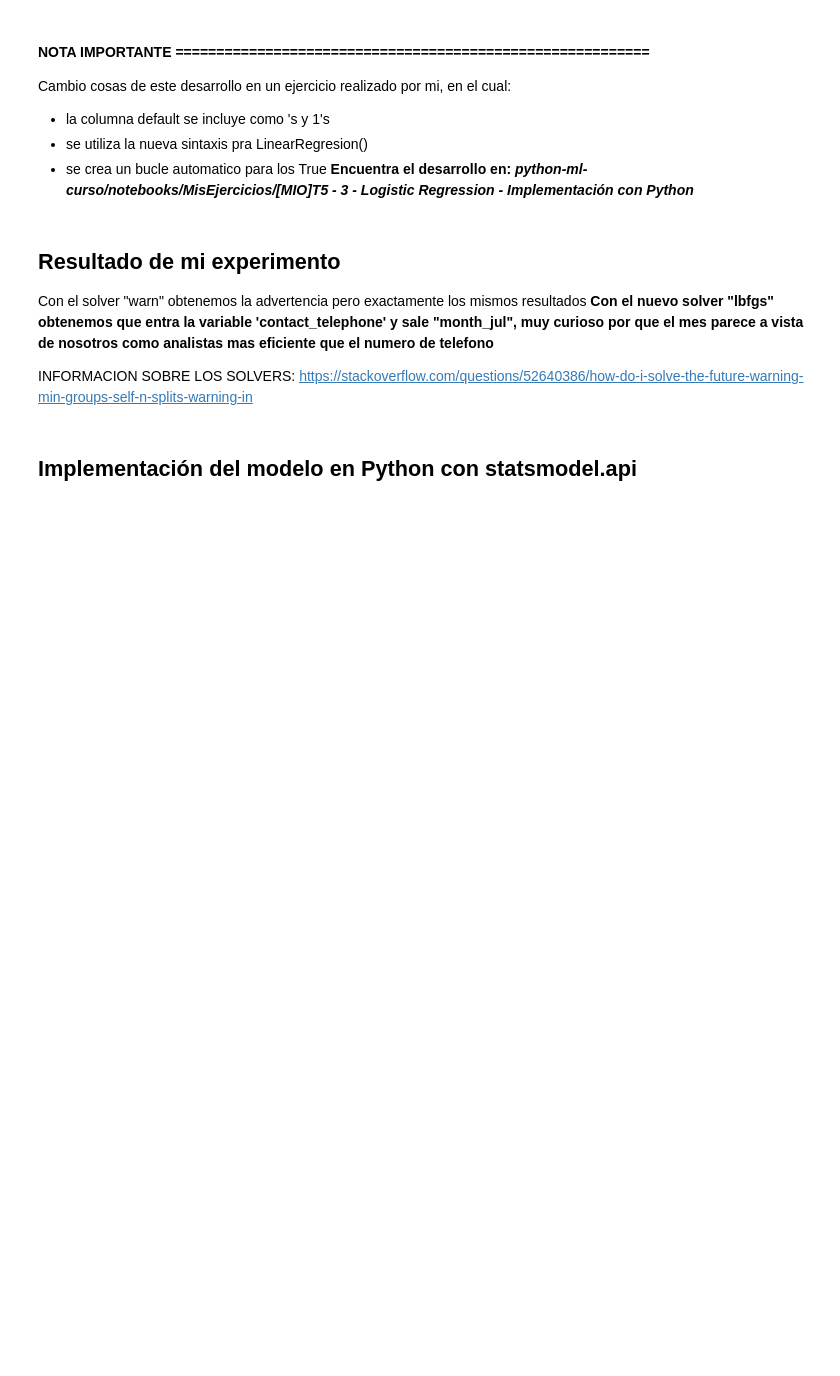
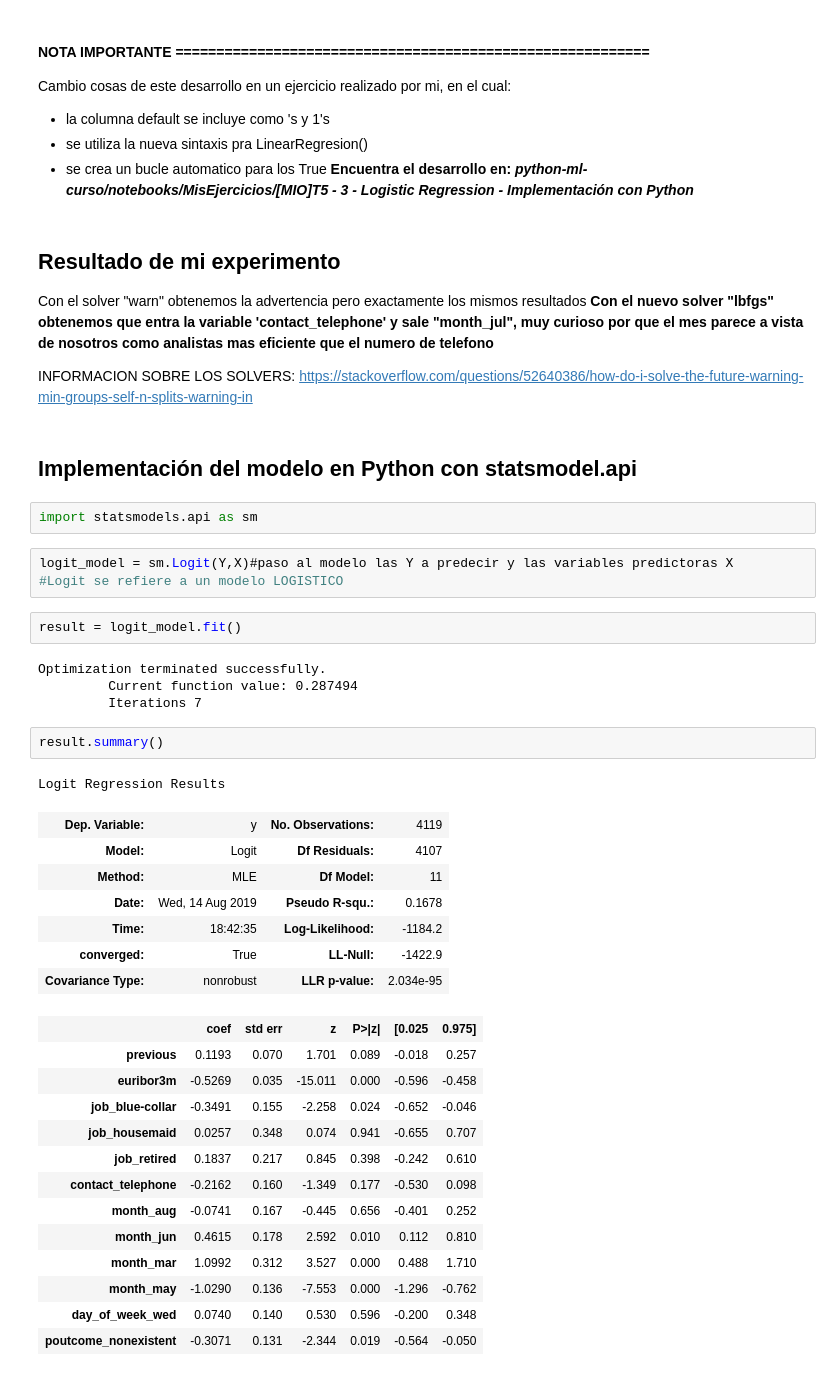
Before and after one commit to Karenahv/python-ml-curso, a Jupyter notebook: notebooks/MisEjercicios/[MIO]T5 - 3 - Logistic Regression - Implementación con Python.ipynb, the cells around one changed output. Drawn from its saved outputs; the diff is of its cells as text; blank space fills up the shorter version.

```diff
--- a/notebooks/MisEjercicios/[MIO]T5 - 3 - Logistic Regression - Implementación con Python.ipynb
+++ b/notebooks/MisEjercicios/[MIO]T5 - 3 - Logistic Regression - Implementación con Python.ipynb
@@ -436,3 +436,38 @@ Con el solver "warn" obtenemos la advertencia pero exactamente los mismos result
 INFORMACION SOBRE LOS SOLVERS: https://stackoverflow.com/questions/52640386/how-do-i-solve-the-future-warning-min-groups-self-n-splits-warning-in
 # %% [markdown]
 ## Implementación del modelo en Python con statsmodel.api
+# %%
+import statsmodels.api as sm
+# %%
+logit_model = sm.Logit(Y,X)#paso al modelo las Y a predecir y las variables predictoras X
+#Logit se refiere a un modelo LOGISTICO
+# %%
+result = logit_model.fit()
+# %% [output]
+Optimization terminated successfully.
+         Current function value: 0.287494
+         Iterations 7
+# %%
+result.summary()
+# %% [output]
+Logit Regression Results
+| Dep. Variable: | y | No. Observations: | 4119 |
+| Model: | Logit | Df Residuals: | 4107 |
+| Method: | MLE | Df Model: | 11 |
+| Date: | Wed, 14 Aug 2019 | Pseudo R-squ.: | 0.1678 |
+| Time: | 18:42:35 | Log-Likelihood: | -1184.2 |
+| converged: | True | LL-Null: | -1422.9 |
+| Covariance Type: | nonrobust | LLR p-value: | 2.034e-95 |
+|  | coef | std err | z | P>|z| | [0.025 | 0.975] |
+| previous | 0.1193 | 0.070 | 1.701 | 0.089 | -0.018 | 0.257 |
+| euribor3m | -0.5269 | 0.035 | -15.011 | 0.000 | -0.596 | -0.458 |
+| job_blue-collar | -0.3491 | 0.155 | -2.258 | 0.024 | -0.652 | -0.046 |
+| job_housemaid | 0.0257 | 0.348 | 0.074 | 0.941 | -0.655 | 0.707 |
+| job_retired | 0.1837 | 0.217 | 0.845 | 0.398 | -0.242 | 0.610 |
+| contact_telephone | -0.2162 | 0.160 | -1.349 | 0.177 | -0.530 | 0.098 |
+| month_aug | -0.0741 | 0.167 | -0.445 | 0.656 | -0.401 | 0.252 |
+| month_jun | 0.4615 | 0.178 | 2.592 | 0.010 | 0.112 | 0.810 |
+| month_mar | 1.0992 | 0.312 | 3.527 | 0.000 | 0.488 | 1.710 |
+| month_may | -1.0290 | 0.136 | -7.553 | 0.000 | -1.296 | -0.762 |
+| day_of_week_wed | 0.0740 | 0.140 | 0.530 | 0.596 | -0.200 | 0.348 |
+| poutcome_nonexistent | -0.3071 | 0.131 | -2.344 | 0.019 | -0.564 | -0.050 |
```
Also changed, not shown: parts of 12 cells of this notebook, 1 other file.
